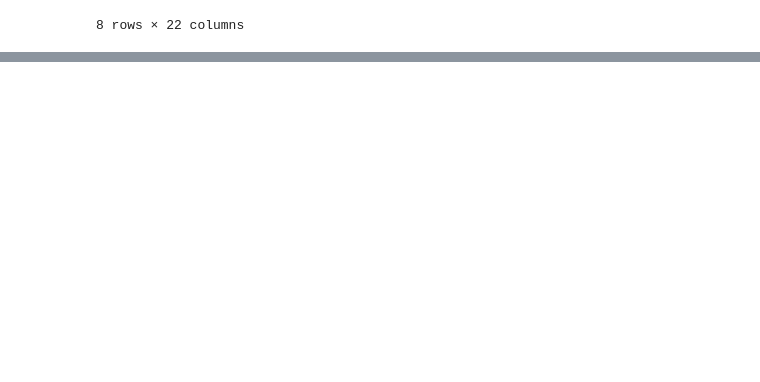
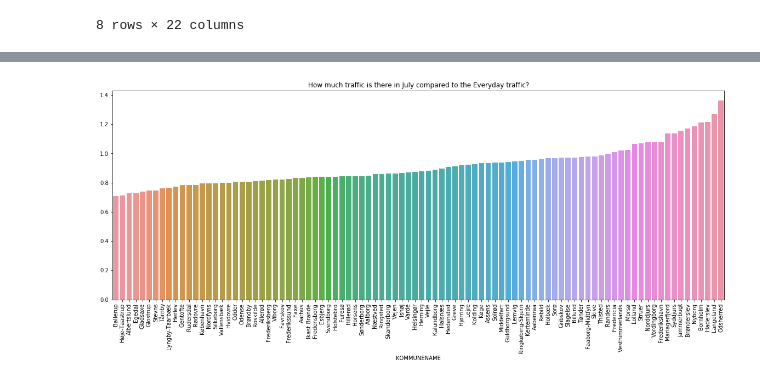
Before and after one commit to IncioMan/socialdata, a Jupyter notebook: Final Project/Dataset exploration.ipynb, the cells around one changed output, grey strips where cells are left out. Cells and saved outputs as stored; diff of their text form; code cells hidden in the pictures; blank space fills up the shorter version.

```diff
--- a/Final Project/Dataset exploration.ipynb
+++ b/Final Project/Dataset exploration.ipynb
@@ -107,0 +182,8 @@ traffic_data.describe()
+# %%
+plt.figure(figsize=(20,7))
+plt.title("How much traffic is there in July compared to the Everyday traffic?")
+df = (traffic_data.groupby('KOMMUNENAME').JDT.mean() / traffic_data.groupby('KOMMUNENAME').HDT.mean()).sort_values()
+ax = sns.barplot(df.keys(), df.values)
+plt.setp(ax.get_xticklabels(), rotation=90);
+# %% [output]
+[figure, added]
```
Also changed, not shown: parts of 32 cells of this notebook.
